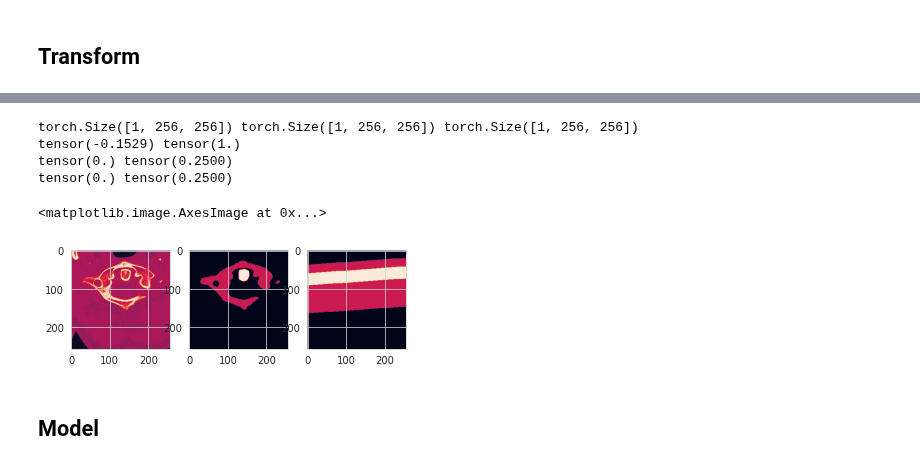
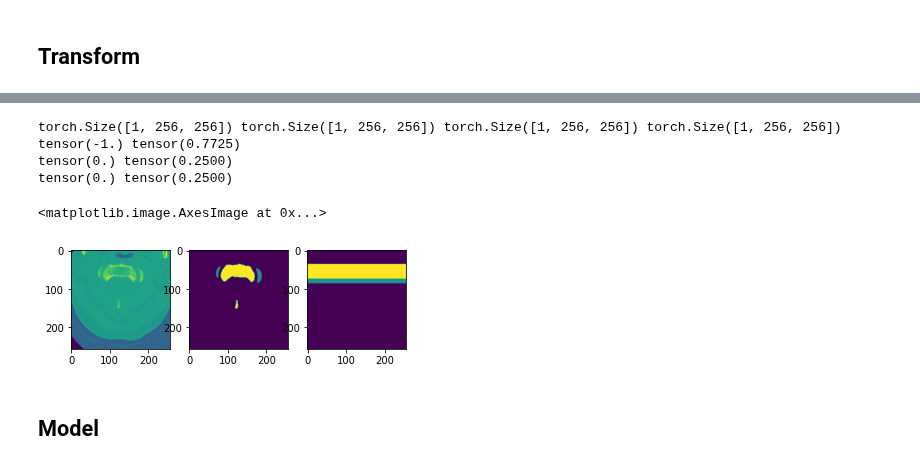
Before and after one commit to ghty011/cervical_spine, a Jupyter notebook: train/train_segmentation_axial_crop.ipynb, the cells around one changed output, grey strips where cells are left out. Drawn from its saved outputs; the diff is of its cells as text; code cells hidden in the pictures.

```diff
--- a/train/train_segmentation_axial_crop.ipynb
+++ b/train/train_segmentation_axial_crop.ipynb
@@ -79,5 +76,5 @@ len(UIDs)
 # %%
-xray_df = pd.read_csv(os.path.join(DATA_DIR, 'meta_xray.csv')).drop_duplicates(subset='UID').set_index('UID')
-xray_df = xray_df.loc[UIDs, "aspect"]
-xray_df.head()
+df = pd.read_csv(os.path.join(DATA_DIR, 'segmentation_axial_bbox.csv')).set_index('UID')
+print(len(df))
+df.tail()
 # %% [output]
@@ -276,0 +167,14 @@ axs[2].imshow(indication )
+# %%
+train_df, val_df = train_test_split(df, test_size=0.2)
+
+train_dataset = SegDataset(train_df, IMAGES_DIR, LABEL_DIR, SAGITTAL_XRAY_DIR, CORONAL_XRAY_DIR)
+
+slice, label, sagittal, coronal = train_dataset[200]
+print(slice.width, slice.height)
+# print(indication.shape)
+
+_, axs = plt.subplots(2, 2, figsize=(12, 12))
+axs[0, 0].imshow(slice)
+axs[0, 1].imshow(label)
+axs[1, 0].imshow(sagittal )
+axs[1, 1].imshow(coronal)
@@ -322,45 +203,53 @@ axs[2].imshow(mask_heavy[1])
 # %%
 class DataTransform(nn.Module):
-    def __init__(self, image_size):
+    def __init__(self, image_size, train=True):
         super().__init__()
 
         self.image_size = image_size
 
-        self.transform = A.Compose([
-            A.ShiftScaleRotate(p=0.5, rotate_limit=5),
-            A.RandomBrightnessContrast(p=0.5),
-            A.Resize(image_size, image_size),
-            ToTensorV2(p=1),
-        ])
+        if train:
+            self.transform = A.Compose([
+                A.HorizontalFlip(p=0.5),
+                A.ShiftScaleRotate(p=0.5, rotate_limit=5),
+                A.RandomBrightnessContrast(p=0.5),
+                A.Resize(image_size, image_size),
+                ToTensorV2(p=1),
+            ])
+        else:
+            self.transform = A.Compose([
+                A.Resize(image_size, image_size),
+                ToTensorV2(p=1),
+            ])
 
         self.normalize = T.Normalize(255 * 0.5, 255 * 0.5)
 
-    def forward(self, x, label, indication):
-        augmented = self.transform(image=np.asarray(x), masks=[np.asarray(label) / 256., np.asarray(indication)])
-        x, label, indication = augmented['image'],  augmented['masks'][0],  augmented['masks'][1]
+    def forward(self, x, label, sa, co):
+        augmented = self.transform(image=np.asarray(x), masks=[np.asarray(label) / 256., np.asarray(sa), np.asarray(co)])
+        x, label, sa, co = augmented['image'],  augmented['masks'][0],  augmented['masks'][1], augmented['masks'][2]
 
         x = self.normalize(x.float())
 
-        return x, label.unsqueeze(0).float(), indication.unsqueeze(0).float()
+        return x, label.unsqueeze(0).float(), sa.unsqueeze(0).float(), co.unsqueeze(0).float()
 
 
-dataset = SegDataset(df, IMAGES_DIR, LABEL_DIR, XRAY_DIR, DataTransform(image_size))
-slice, label, indication = dataset[500]
-print(slice.shape, label.shape, indication.shape)
+train_dataset = SegDataset(train_df, IMAGES_DIR, LABEL_DIR, SAGITTAL_XRAY_DIR, CORONAL_XRAY_DIR, DataTransform(image_size))
+val_dataset = SegDataset(val_df, IMAGES_DIR, LABEL_DIR, SAGITTAL_XRAY_DIR, CORONAL_XRAY_DIR, DataTransform(image_size, train=False))
+slice, label, sa, co = train_dataset[200]
+print(slice.shape, label.shape, sa.shape, co.shape)
 print(slice.min(), slice.max())
 print(label.min(), label.max())
-print(indication.min(), indication.max())
+print(sa.min(), sa.max())
 _, axs = plt.subplots(1, 3)
 axs[0].imshow(slice.squeeze())
 axs[1].imshow(label.squeeze())
-axs[2].imshow(indication.squeeze())
+axs[2].imshow(sa.squeeze())
 # %% [output]
-torch.Size([1, 256, 256]) torch.Size([1, 256, 256]) torch.Size([1, 256, 256])
-tensor(-0.1529) tensor(1.)
+torch.Size([1, 256, 256]) torch.Size([1, 256, 256]) torch.Size([1, 256, 256]) torch.Size([1, 256, 256])
+tensor(-1.) tensor(0.7725)
 tensor(0.) tensor(0.2500)
 tensor(0.) tensor(0.2500)
 <matplotlib.image.AxesImage at 0x...>
-[figure, old version]
+[figure, new version]
 # %% [markdown]
 ## Model
 # %%
```
Also changed, not shown: parts of 28 cells of this notebook, 2 other files.
